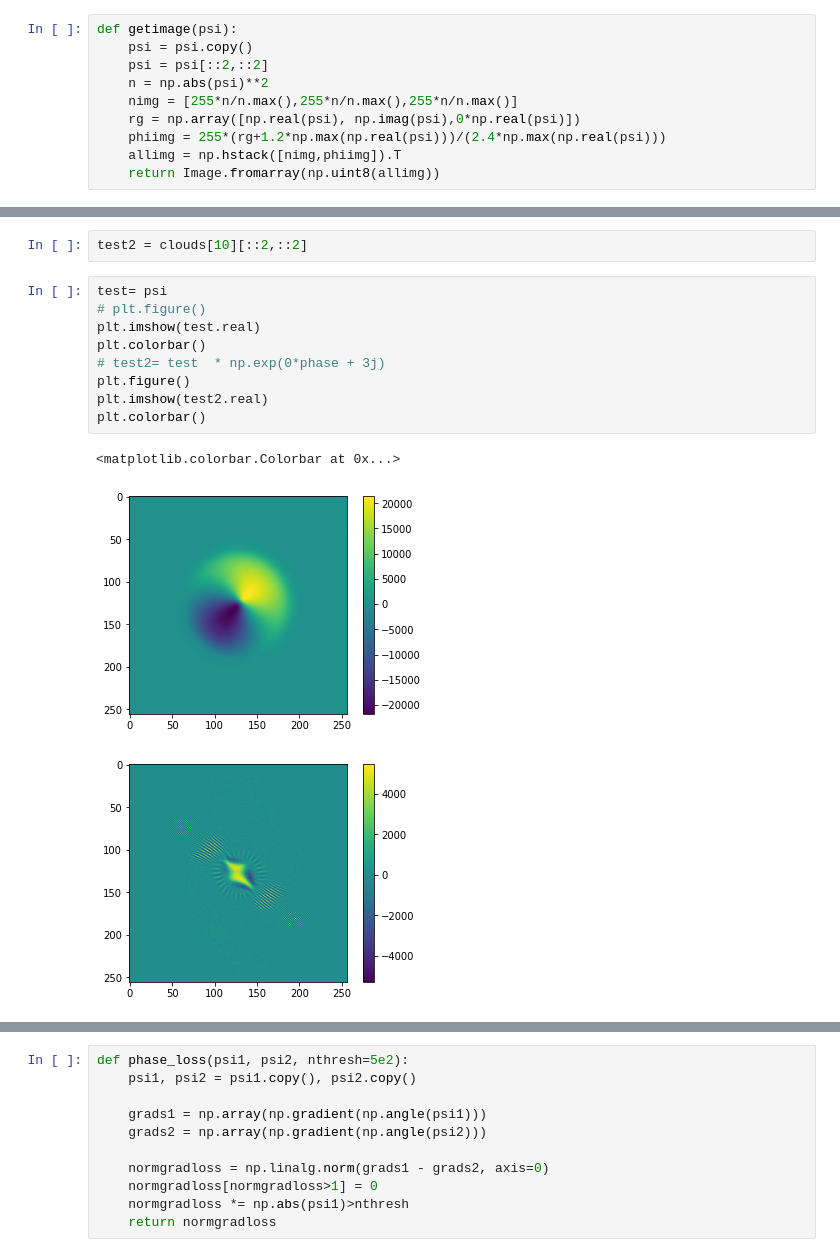
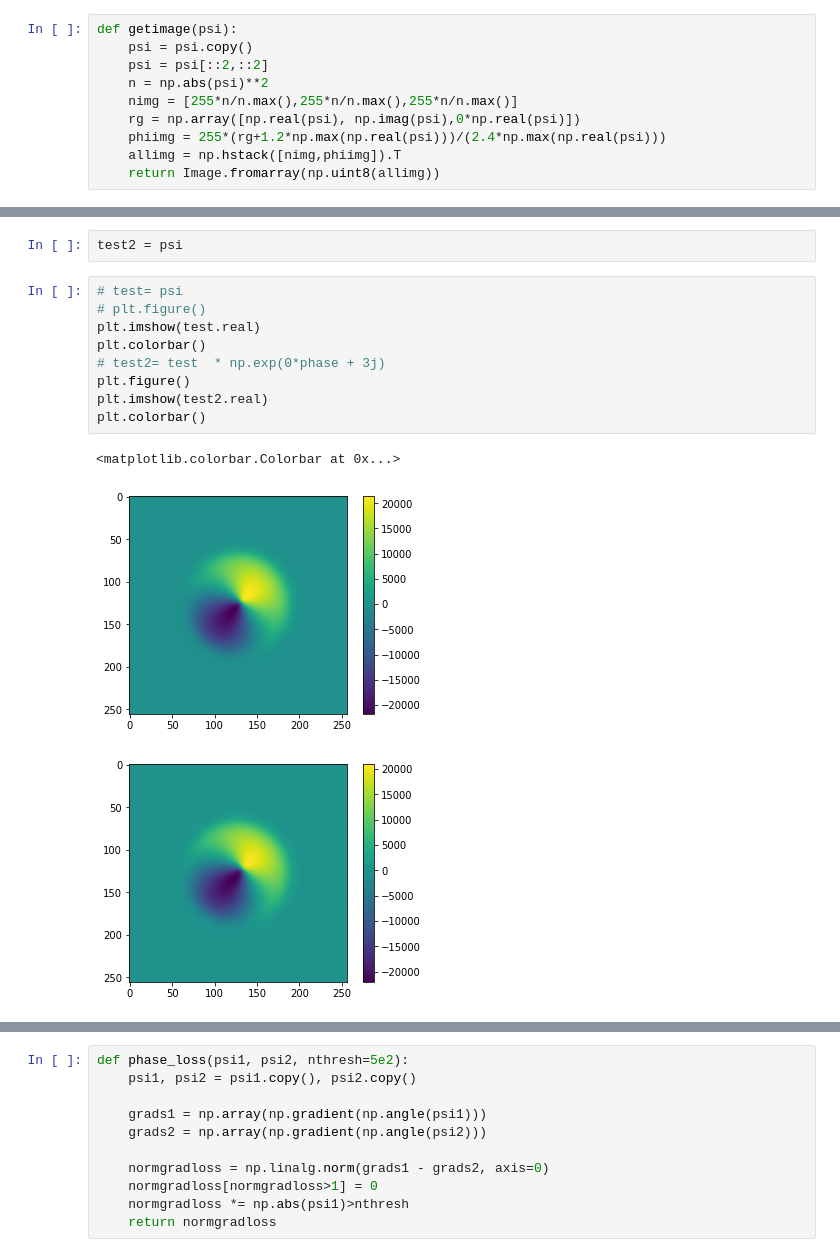
Before and after one commit to biswaroopmukherjee/condensate, a Jupyter notebook: notebooks/Phase Loss.ipynb, the cells around one changed output, grey strips where cells are left out. Cells and saved outputs as stored; diff of their text form.

```diff
--- a/notebooks/Phase Loss.ipynb
+++ b/notebooks/Phase Loss.ipynb
@@ -141,18 +128,18 @@ rotini_2000_0
-# %%
-test2 = clouds[10][::2,::2]
+# %%
+test2 = psi
 # %%
-test= psi
+# test= psi
 # plt.figure()
 plt.imshow(test.real)
 plt.colorbar()
 # test2= test  * np.exp(0*phase + 3j)
 plt.figure()
 plt.imshow(test2.real)
 plt.colorbar()
 # %% [output]
 <matplotlib.colorbar.Colorbar at 0x...>
 [figure]
-[figure, old version]
+[figure, new version]
 # %%
 plt.imshow(test.real - test2.real)
 # %% [output]
```
Also changed, not shown: parts of 12 cells of this notebook, 2 other files.
